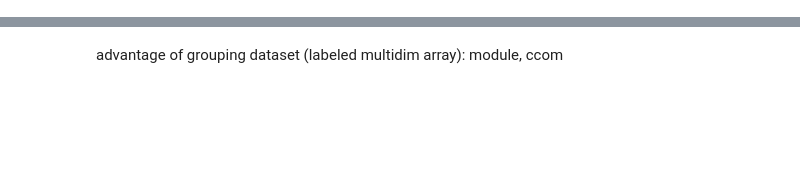
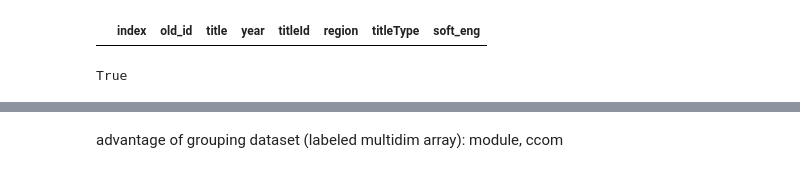
Before and after one commit to hyunjimoon/empirical_dynamics, a Jupyter notebook: cont_code/movie/test.ipynb, the cells around one changed output, grey strips where cells are left out. Drawn from its saved outputs; the diff is of its cells as text; code cells hidden in the pictures; blank space fills up the shorter version.

```diff
--- a/cont_code/movie/test.ipynb
+++ b/cont_code/movie/test.ipynb
@@ -41,0 +118,3 @@ Data variables:
+# %%
+ITER = 3
+mo_eng_us_movie = sel_region_type(sel_title(iter2_mt, ITER))
@@ -41,0 +137,17 @@ Data variables:
+# %%
+mo_eng_us_movie[mo_eng_us_movie.title == "What Is God's Eternity?"]
+# %% [output]
+|  | index | old_id | title | year | titleId | region | titleType | soft_eng |
+# %%
+word = "What Is God's Eternity?"
+
+def is_english(word):
+    """
+    is_english("A few good mand 2", "Wall-e", "What Is God's Eternity?") True
+    """
+    eng_charc = f"{string.ascii_lowercase + string.ascii_uppercase}" + " 0123456789" + "!-@#$%&*()/?+'` "
+    return len(set([i for i in word] + [e for e in eng_charc])) == 52 + 10 + 16
+
+print(is_english(word))
+# %% [output]
+True
```
Also changed, not shown: parts of 53 cells of this notebook, 30 other files.
